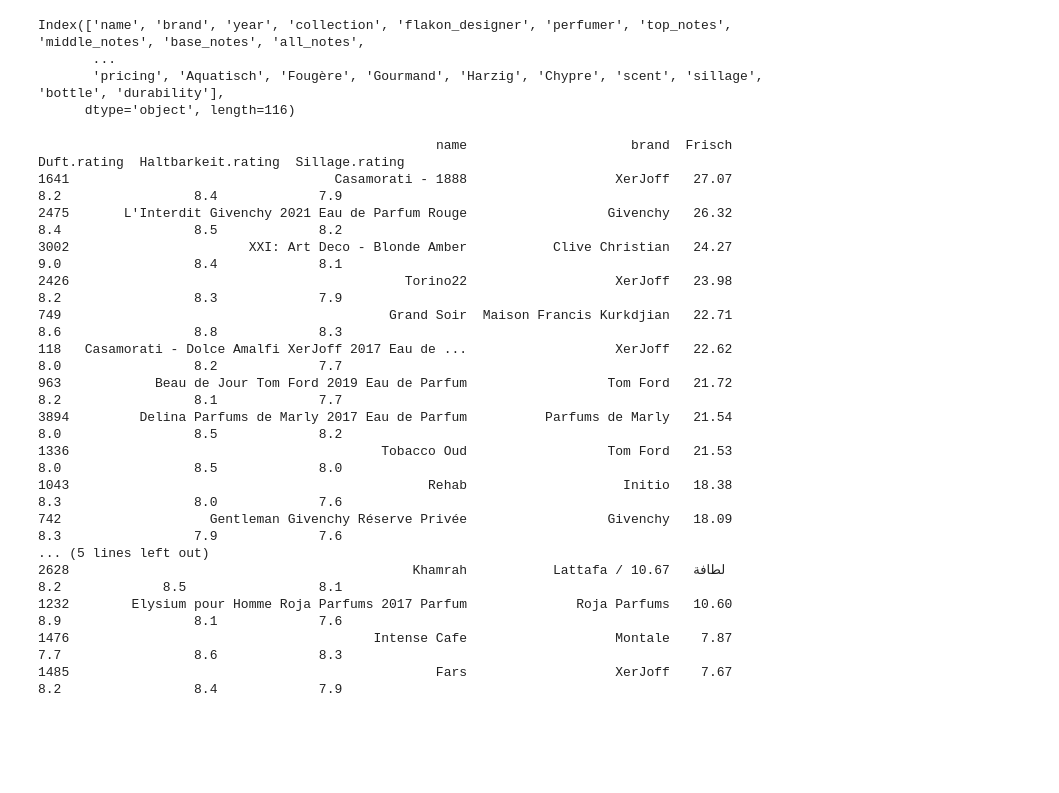
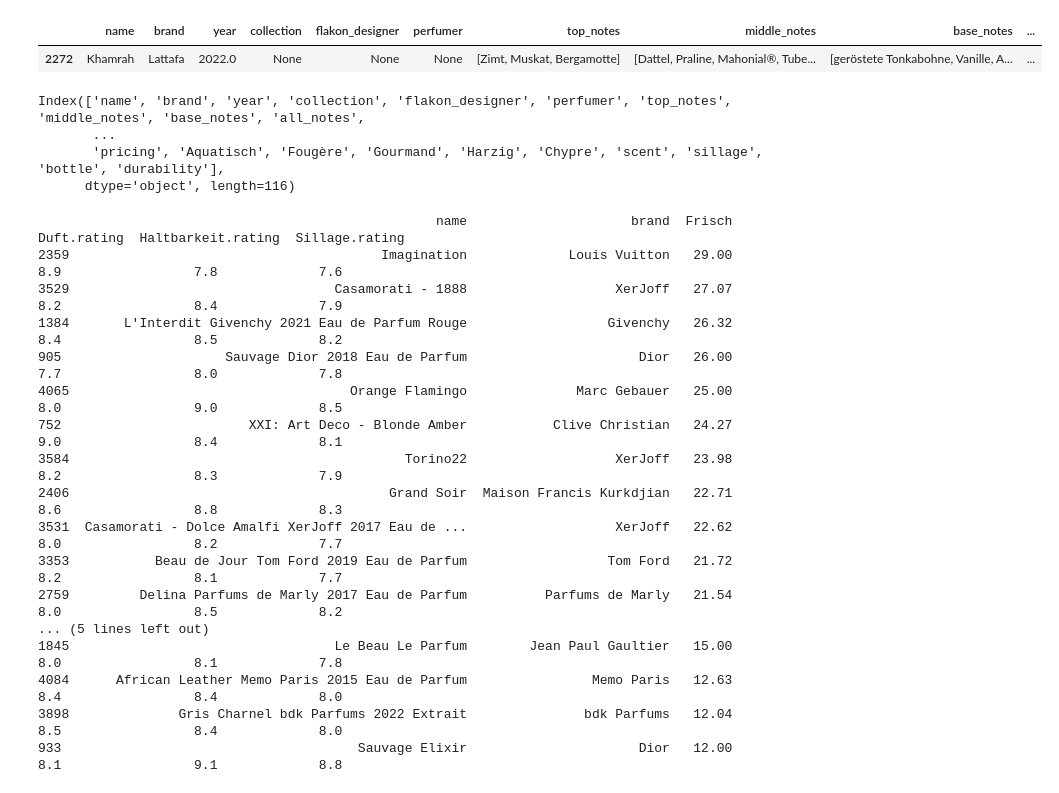
Before and after one commit to hamza1av/Parfumo, a Jupyter notebook: notebook.ipynb, the cells around one changed output. Cells and saved outputs as stored; diff of their text form; code cells hidden in the pictures; blank space fills up the shorter version.

```diff
--- a/notebook.ipynb
+++ b/notebook.ipynb
@@ -2,12 +2,12 @@
 import json
 import pandas as pd
 # %%
-# with open('perfumes.json') as f:
-#     data = json.load(f)
+with open('perfumes.json') as f:
+    data = json.load(f)
 
-# df = pd.json_normalize(data)
+df_old = pd.json_normalize(data)
 # ---
 with open('corrected_perfumes.json') as f:
     data = json.load(f)
 
-df = pd.json_normalize(data)
+df_extension = pd.json_normalize(data)
@@ -14,3 +22,15 @@ df = pd.json_normalize(data)
+# %%
+# combine the two df
+df = df_extension.set_index('url').combine_first(df_old.set_index('url')).reset_index()
+# keep the order of columns of df to prevent alphabetical ordering
+df = df[df_extension.columns]
+# %%
+# strip of arabic name to have it cleaner
+df['brand'] = df['brand'].str.replace(r'[^a-zA-Z0-9\s]', '', regex=True).str.strip()
+df[df['name'] == 'Khamrah']
+# %% [output]
+|  | name | brand | year | collection | flakon_designer | perfumer | top_notes | middle_notes | base_notes | ... |
+| 2272 | Khamrah | Lattafa | 2022.0 | None | None | None | [Zimt, Muskat, Bergamotte] | [Dattel, Praline, Mahonial®, Tube... | [geröstete Tonkabohne, Vanille, A... | ... |
 # %%
 df = df.drop(df.filter(regex='^scent_strength').columns, axis=1)
 
@@ -49,19 +69,19 @@ pd.set_option('display.max_columns', None)  # Ensure all columns are displayed
 print(result)
 # %% [output]
                                                    name                     brand  Frisch  Duft.rating  Haltbarkeit.rating  Sillage.rating
-1641                                  Casamorati - 1888                   XerJoff   27.07          8.2                 8.4             7.9
-2475       L'Interdit Givenchy 2021 Eau de Parfum Rouge                  Givenchy   26.32          8.4                 8.5             8.2
-3002                       XXI: Art Deco - Blonde Amber           Clive Christian   24.27          9.0                 8.4             8.1
-2426                                           Torino22                   XerJoff   23.98          8.2                 8.3             7.9
-749                                          Grand Soir  Maison Francis Kurkdjian   22.71          8.6                 8.8             8.3
-118   Casamorati - Dolce Amalfi XerJoff 2017 Eau de ...                   XerJoff   22.62          8.0                 8.2             7.7
-963            Beau de Jour Tom Ford 2019 Eau de Parfum                  Tom Ford   21.72          8.2                 8.1             7.7
-3894         Delina Parfums de Marly 2017 Eau de Parfum          Parfums de Marly   21.54          8.0                 8.5             8.2
-1336                                        Tobacco Oud                  Tom Ford   21.53          8.0                 8.5             8.0
-1043                                              Rehab                    Initio   18.38          8.3                 8.0             7.6
-742                   Gentleman Givenchy Réserve Privée                  Givenchy   18.09          8.3                 7.9             7.6
+2359                                        Imagination             Louis Vuitton   29.00          8.9                 7.8             7.6
+3529                                  Casamorati - 1888                   XerJoff   27.07          8.2                 8.4             7.9
+1384       L'Interdit Givenchy 2021 Eau de Parfum Rouge                  Givenchy   26.32          8.4                 8.5             8.2
+905                     Sauvage Dior 2018 Eau de Parfum                      Dior   26.00          7.7                 8.0             7.8
+4065                                    Orange Flamingo              Marc Gebauer   25.00          8.0                 9.0             8.5
+752                        XXI: Art Deco - Blonde Amber           Clive Christian   24.27          9.0                 8.4             8.1
+3584                                           Torino22                   XerJoff   23.98          8.2                 8.3             7.9
+2406                                         Grand Soir  Maison Francis Kurkdjian   22.71          8.6                 8.8             8.3
+3531  Casamorati - Dolce Amalfi XerJoff 2017 Eau de ...                   XerJoff   22.62          8.0                 8.2             7.7
+3353           Beau de Jour Tom Ford 2019 Eau de Parfum                  Tom Ford   21.72          8.2                 8.1             7.7
+2759         Delina Parfums de Marly 2017 Eau de Parfum          Parfums de Marly   21.54          8.0                 8.5             8.2
 ... (5 lines left out)
-2628                                            Khamrah           Lattafa / لطافة   10.67          8.1                 8.5             8.2
-1232        Elysium pour Homme Roja Parfums 2017 Parfum              Roja Parfums   10.60          8.9                 8.1             7.6
-1476                                       Intense Cafe                   Montale    7.87          7.7                 8.6             8.3
-1485                                               Fars                   XerJoff    7.67          8.2                 8.4             7.9
+1845                                  Le Beau Le Parfum        Jean Paul Gaultier   15.00          8.0                 8.1             7.8
+4084      African Leather Memo Paris 2015 Eau de Parfum                Memo Paris   12.63          8.4                 8.4             8.0
+3898              Gris Charnel bdk Parfums 2022 Extrait               bdk Parfums   12.04          8.5                 8.4             8.0
+933                                      Sauvage Elixir                      Dior   12.00          8.1                 9.1             8.8
```
Also changed, not shown: parts of 12 cells of this notebook, 10 other files.
